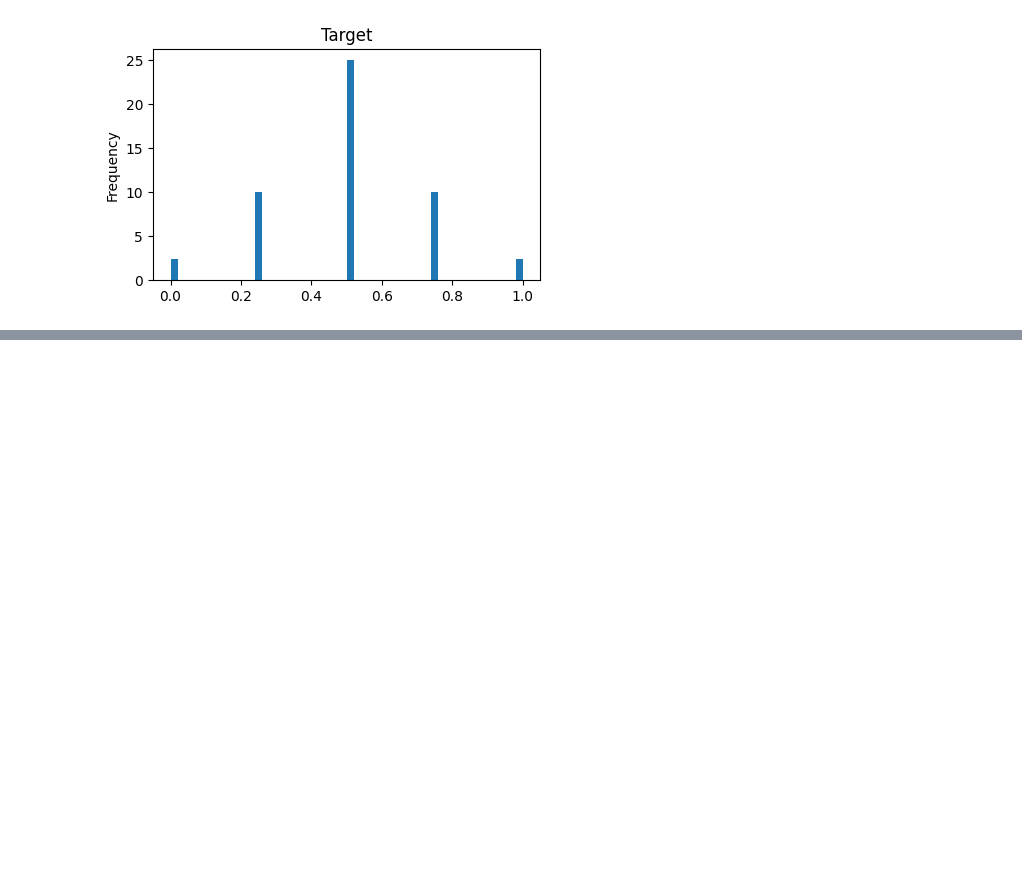
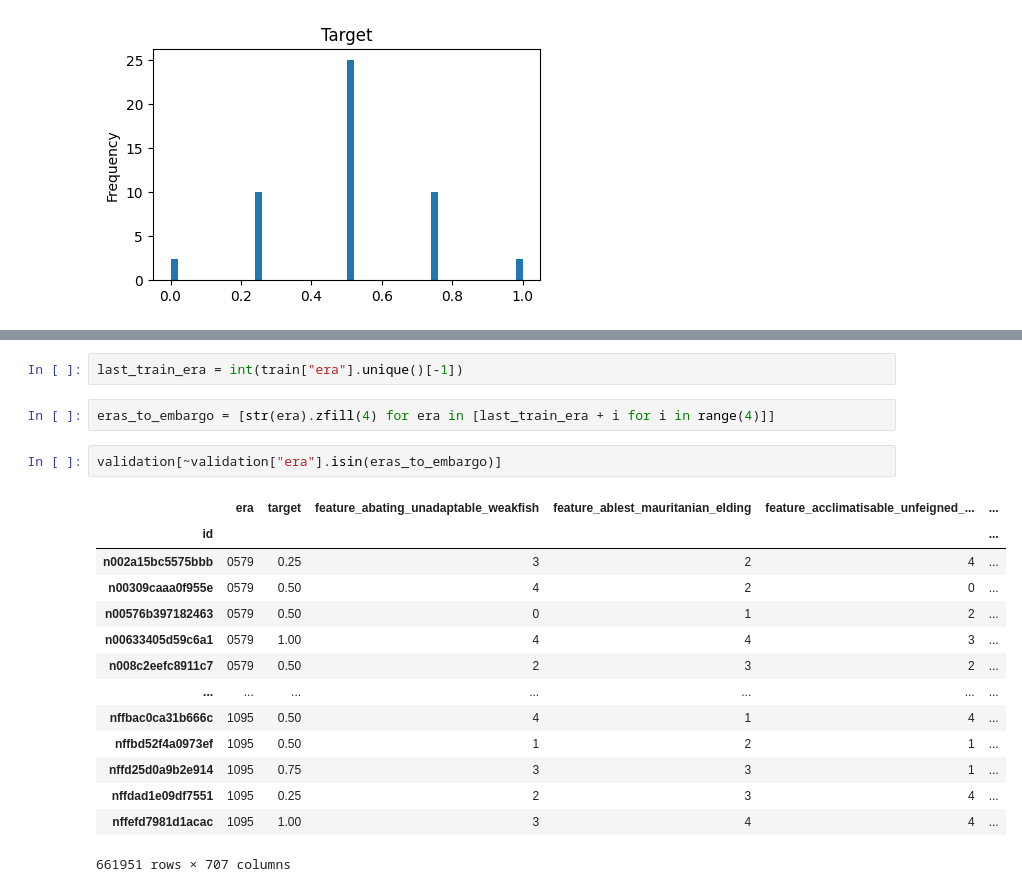
Before and after one commit to Pankaj-2003/Numerai_Models, a Jupyter notebook: numerai_first_notebook.ipynb, the cells around one changed output, grey strips where cells are left out. Saved outputs shown, nothing was run; the diff lists cells and outputs as text; blank space fills up the shorter version.

```diff
--- a/numerai_first_notebook.ipynb
+++ b/numerai_first_notebook.ipynb
@@ -118,0 +200,21 @@ model.fit(train[feature_metadata["feature_sets"]["medium"]],train["target"]);
+# %%
+last_train_era = int(train["era"].unique()[-1])
+# %%
+eras_to_embargo = [str(era).zfill(4) for era in [last_train_era + i for i in range(4)]]
+# %%
+validation[~validation["era"].isin(eras_to_embargo)]
+# %% [output]
+|  | era | target | feature_abating_unadaptable_weakfish | feature_ablest_mauritanian_elding | feature_acclimatisable_unfeigned_... | ... |
+| id |  |  |  |  |  | ... |
+| n002a15bc5575bbb | 0579 | 0.25 | 3 | 2 | 4 | ... |
+| n00309caaa0f955e | 0579 | 0.50 | 4 | 2 | 0 | ... |
+| n00576b397182463 | 0579 | 0.50 | 0 | 1 | 2 | ... |
+| n00633405d59c6a1 | 0579 | 1.00 | 4 | 4 | 3 | ... |
+| n008c2eefc8911c7 | 0579 | 0.50 | 2 | 3 | 2 | ... |
+| ... | ... | ... | ... | ... | ... | ... |
+| nffbac0ca31b666c | 1095 | 0.50 | 4 | 1 | 4 | ... |
+| nffbd52f4a0973ef | 1095 | 0.50 | 1 | 2 | 1 | ... |
+| nffd25d0a9b2e914 | 1095 | 0.75 | 3 | 3 | 1 | ... |
+| nffdad1e09df7551 | 1095 | 0.25 | 2 | 3 | 4 | ... |
+| nffefd7981d1acac | 1095 | 1.00 | 3 | 4 | 4 | ... |
+661951 rows × 707 columns
```
Also changed, not shown: parts of 12 cells of this notebook.
